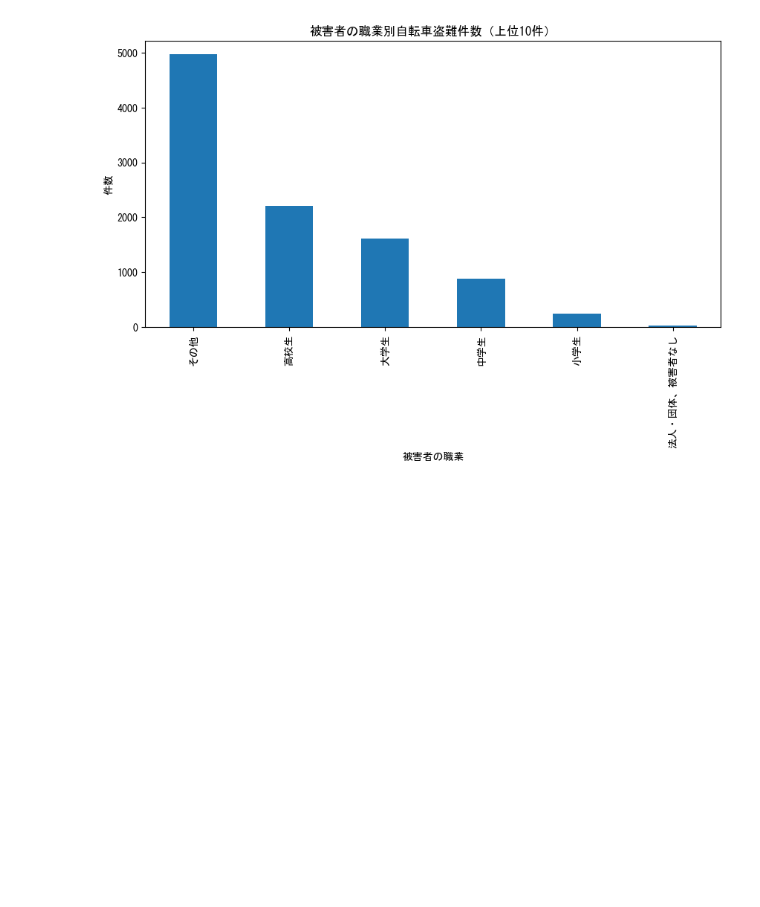
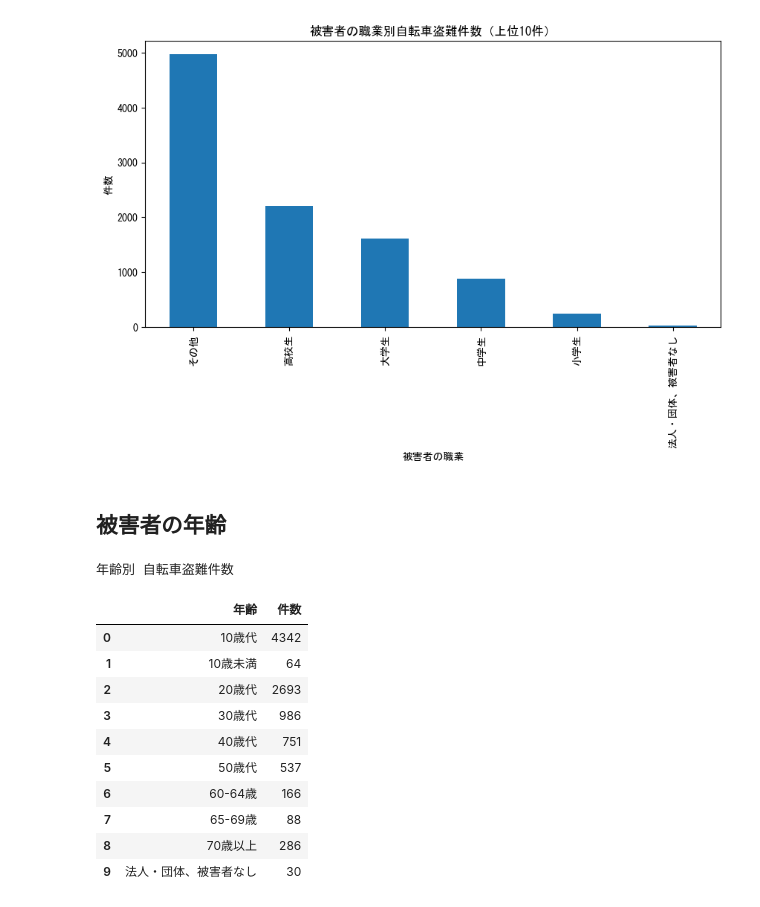
Before and after one commit to a250857y-code/me, a Jupyter notebook: week8/jitensha.ipynb, the cells around one changed output. Drawn from its saved outputs; the diff is of its cells as text; code cells hidden in the pictures; blank space fills up the shorter version.

```diff
--- a/week8/jitensha.ipynb
+++ b/week8/jitensha.ipynb
@@ -193,3 +193,22 @@ plt.title('被害者の職業別自転車盗難件数（上位10件）')
 plt.show()
 # %% [output]
 [figure]
+# %% [markdown]
+## 被害者の年齢
+# %%
+age_df.style.set_caption("年齢別 自転車盗難件数").set_table_styles([
+    {'selector': 'caption', 'props': [('font-size', '16px'), ('font-weight', 'bold')]}
+])
+# %% [output]
+年齢別 自転車盗難件数
+|  | 年齢 | 件数 |
+| 0 | 10歳代 | 4342 |
+| 1 | 10歳未満 | 64 |
+| 2 | 20歳代 | 2693 |
+| 3 | 30歳代 | 986 |
+| 4 | 40歳代 | 751 |
+| 5 | 50歳代 | 537 |
+| 6 | 60-64歳 | 166 |
+| 7 | 65-69歳 | 88 |
+| 8 | 70歳以上 | 286 |
+| 9 | 法人・団体、被害者なし | 30 |
```
Also changed, not shown: parts of 2 cells of this notebook.
